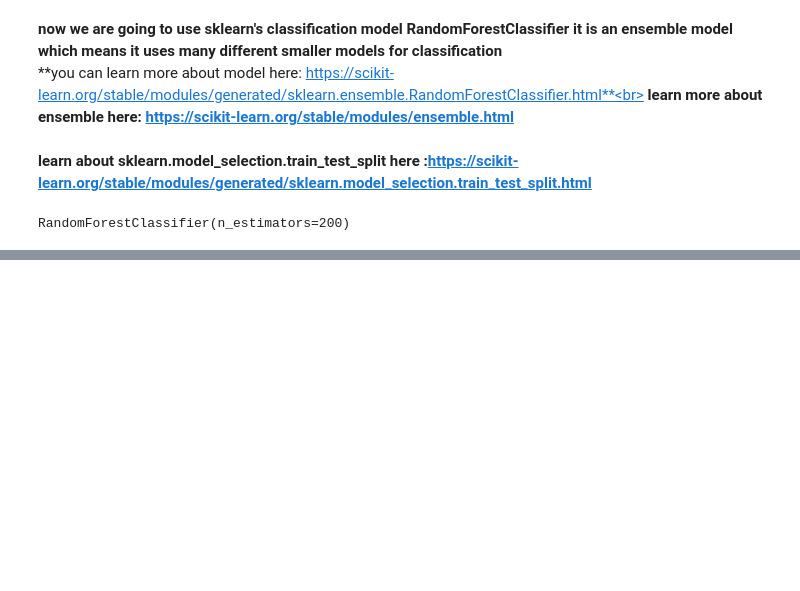
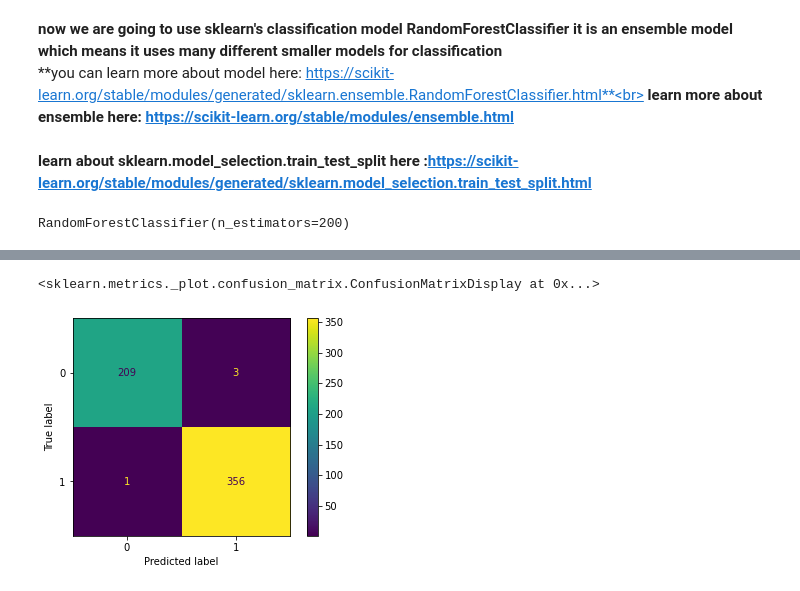
Before and after one commit to Shivam-21-11/Breast-Cancer-Classification-ML, a Jupyter notebook: B_Cancer_model.ipynb, the cells around one changed output, grey strips where cells are left out. Saved outputs shown, nothing was run; the diff lists cells and outputs as text; code cells hidden in the pictures; blank space fills up the shorter version.

```diff
--- a/B_Cancer_model.ipynb
+++ b/B_Cancer_model.ipynb
@@ -144,0 +246,8 @@ RandomForestClassifier(n_estimators=200)
+# %%
+#for better visualization we gonna use sklearn's ConfusionMatrixDisplay
+from sklearn.metrics import ConfusionMatrixDisplay
+# from estimators method takes model , feature dataset and label/target dataset as parameters
+ConfusionMatrixDisplay.from_estimator(model,X,Y)
+# %% [output]
+<sklearn.metrics._plot.confusion_matrix.ConfusionMatrixDisplay at 0x...>
+[figure, added]
```
Also changed, not shown: parts of 23 cells of this notebook, 4 other files.
